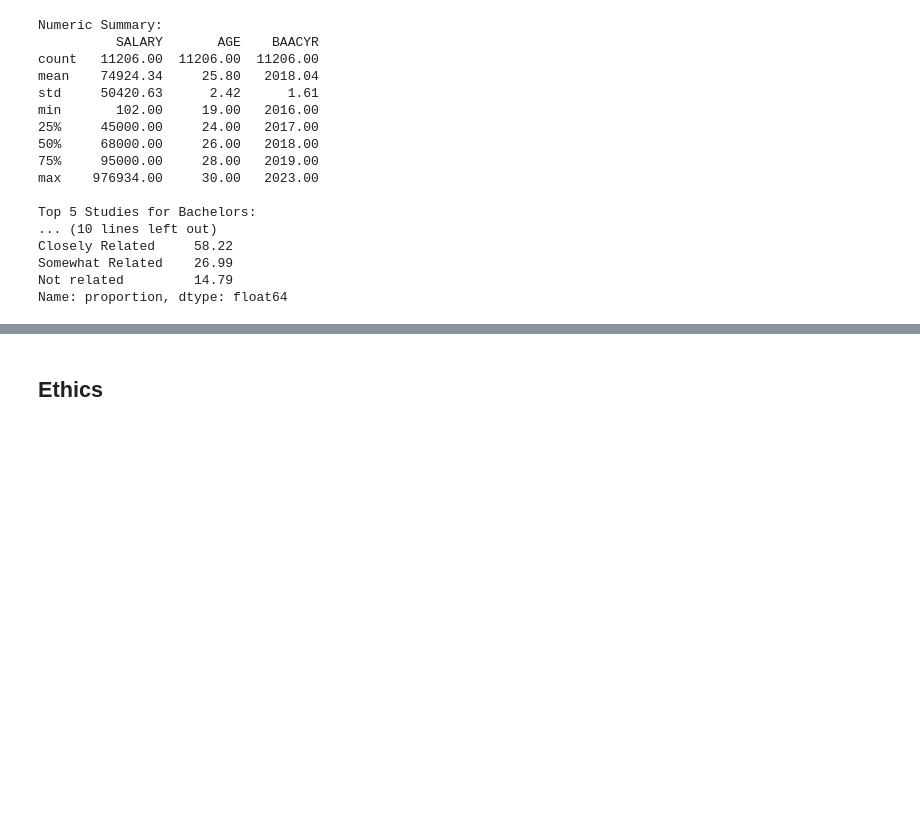
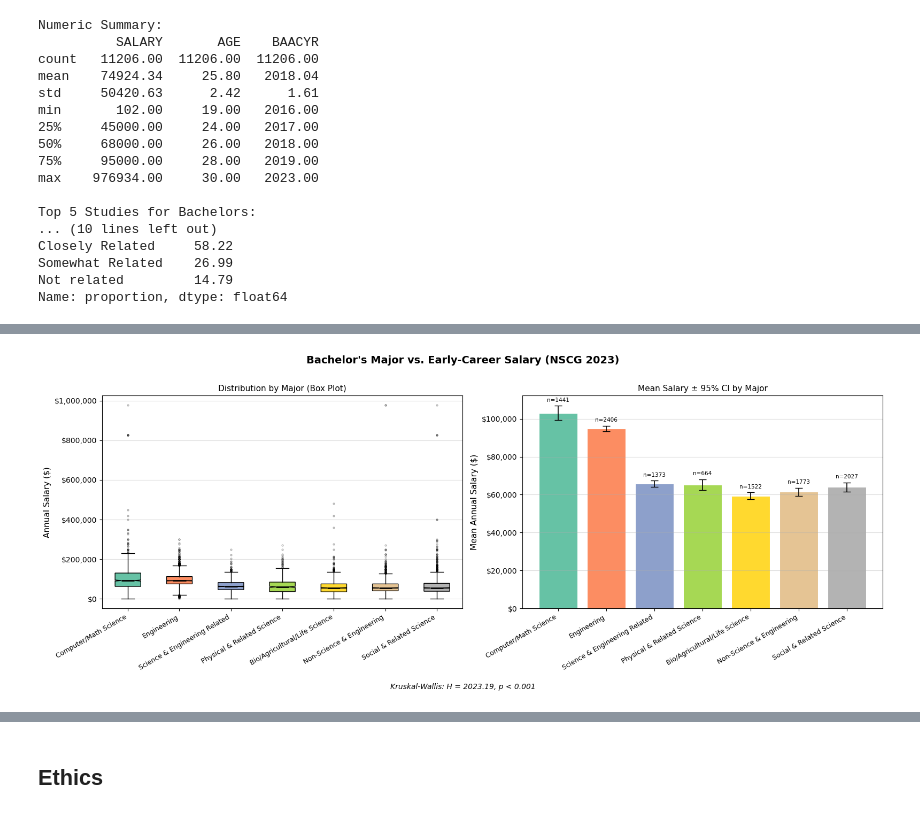
Before and after one commit to COGS108/Group-SP26-090, a Jupyter notebook: 02-EDACheckpoint.ipynb, the cells around one changed output, grey strips where cells are left out. Saved outputs shown, nothing was run; the diff lists cells and outputs as text; code cells hidden in the pictures; blank space fills up the shorter version.

Commit message:
eda checkpoint done
has all 4 eda done

```diff
--- a/02-EDACheckpoint.ipynb
+++ b/02-EDACheckpoint.ipynb
@@ -478,0 +421,10 @@ Sci      Social Sci  -1164.6547 0.9981  -7429.4896   5100.1802  False
+# %%
+## Load EDA2 + Map
+df_eda2 = df.copy()
+
+df_eda2['Major_Category'] = df_eda2['NBAMEMG'].map(label_map)
+df_eda2 = df_eda2[df_eda2['Major_Category'].notna() & df_eda2['SALARY'].notna()].copy()
+
+## 1. Skewness Check: justify Kruskal-Wallis over ANOVA
+skew_vals = df_eda2.groupby('Major_Category')['SALARY'].apply(lambda x: x.skew())
+print(f"Skewness per major group: {skew_vals.round(2)}")
@@ -478,0 +475,68 @@ Sci      Social Sci  -1164.6547 0.9981  -7429.4896   5100.1802  False
+# %%
+## EDA2 Plot:
+## Box Plot + Mean +/- 95% CI bar chart
+
+order = (
+    df_eda2.groupby('Major_Category')['SALARY']
+         .median()
+         .sort_values(ascending=False)
+         .index.tolist()
+)
+
+colors = plt.cm.Set2(np.linspace(0, 1, len(order)))
+
+fig, axes = plt.subplots(1, 2, figsize=(16, 6))
+fig.suptitle("Bachelor's Major vs. Early-Career Salary (NSCG 2023)",
+             fontsize=14, fontweight='bold', y=1.01)
+
+# Box plot
+data_ordered = [df_eda2[df_eda2['Major_Category'] == m]['SALARY'].dropna() for m in order]
+bp = axes[0].boxplot(
+    data_ordered,
+    patch_artist=True,
+    notch=True,
+    medianprops=dict(color='black', linewidth=2),
+    flierprops=dict(marker='o', markersize=2, alpha=0.3)
+)
+
+for patch, color in zip(bp['boxes'], colors):
+    patch.set_facecolor(color)
+axes[0].set_xticklabels(order, rotation=30, ha='right', fontsize=9)
+axes[0].set_ylabel('Annual Salary ($)', fontsize=11)
+axes[0].set_title('Distribution by Major (Box Plot)', fontsize=11)
+axes[0].yaxis.set_major_formatter(mticker.FuncFormatter(lambda x, _: f'${x:,.0f}'))
+axes[0].grid(axis='y', alpha=0.4)
+
+## Bar chart with mean +/- 95% CI
+summary = (df_eda2.groupby('Major_Category')['SALARY']
+           .agg(['mean', 'sem', 'count'])
+           .loc[order])
+summary['ci95'] = 1.96 * summary['sem']
+
+axes[1].bar(
+    range(len(order)),
+    summary['mean'],
+    yerr=summary['ci95'],
+    capsize=5,
+    color=colors,
+    edgecolor='white',
+    linewidth=0.8,
+    error_kw=dict(ecolor='black', elinewidth=1.2)
+)
+axes[1].set_xticks(range(len(order)))
+axes[1].set_xticklabels(order, rotation=30, ha='right', fontsize=9)
+axes[1].set_ylabel('Mean Annual Salary ($)', fontsize=11)
+axes[1].set_title('Mean Salary ± 95% CI by Major', fontsize=11)
+axes[1].yaxis.set_major_formatter(mticker.FuncFormatter(lambda x, _: f'${x:,.0f}'))
+axes[1].grid(axis='y', alpha=0.4)
+
+for i, (_, row) in enumerate(summary.iterrows()):
+    axes[1].text(i, row['mean'] + row['ci95'] + 1500,
+                 f"n={int(row['count'])}", ha='center', va='bottom', fontsize=7.5)
+
+stat_note = f"Kruskal-Wallis: H = {h_stat:.2f}, p {'< 0.001' if p_val < 0.001 else f'= {p_val:.4f}'}"
+fig.text(0.5, -0.03, stat_note, ha='center', fontsize=10, style='italic')
+plt.tight_layout()
+plt.show()
+# %% [output]
+[figure, added]
```
Also changed, not shown: parts of 32 cells of this notebook.
